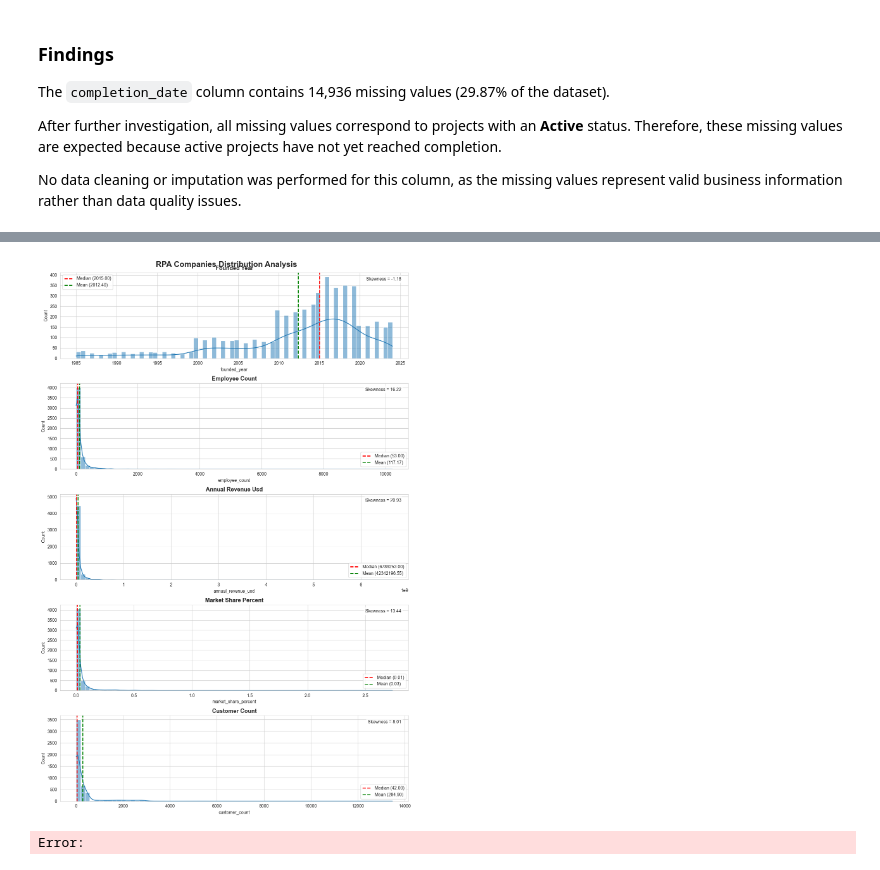
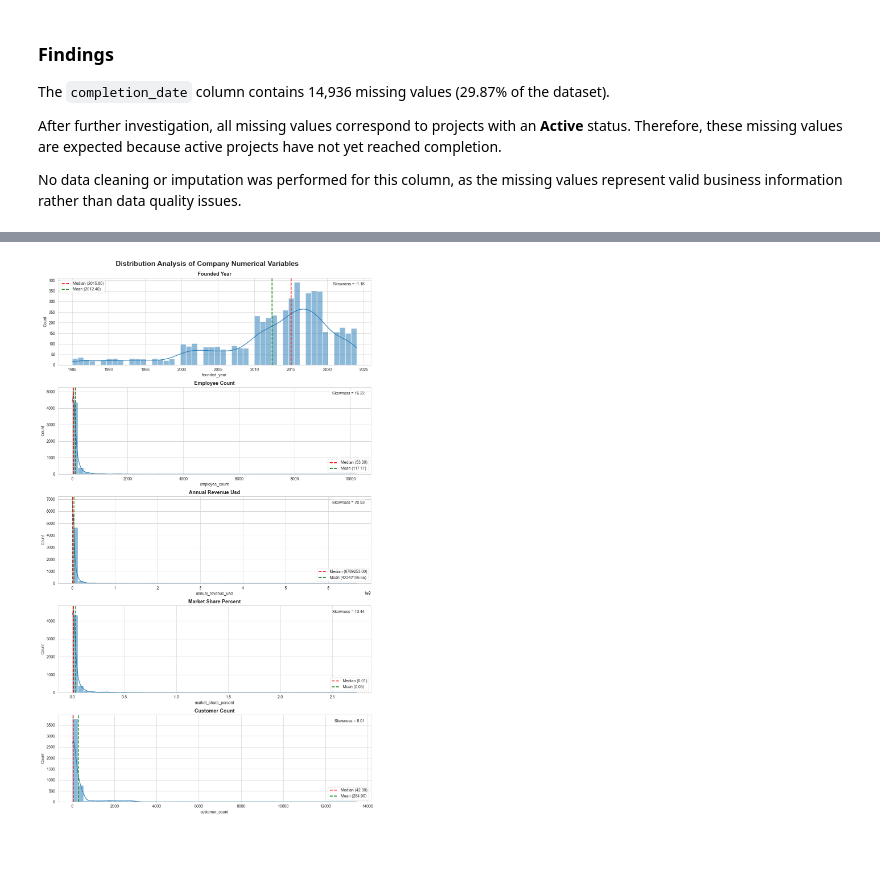
Before and after one commit to fathirrizkifadillah/Worldwide-Robotic-Process-Automation-Database-2026, a Jupyter notebook: main.ipynb, the cells around one changed output, grey strips where cells are left out. Saved outputs shown, nothing was run; the diff lists cells and outputs as text; code cells hidden in the pictures.

```diff
--- a/main.ipynb
+++ b/main.ipynb
@@ -682,16 +692,16 @@ plt.show()
 # %%
 target_columns = [
-    "founded_year",
-    "employee_count",
-    "annual_revenue_usd",
-    "market_share_percent",
-    "customer_count"
+    'founded_year',
+    'employee_count',
+    'annual_revenue_usd',
+    'market_share_percent',
+    'customer_count'
 ]
 
 fig, axes = plt.subplots(
-    nrows=len(target_columns),
+    nrows=5,
     ncols=1,
-    figsize=(12, 18)
+    figsize=(12, 20)
 )
 
 axes = axes.flatten()
@@ -705,47 +715,77 @@ for ax, col in zip(axes, target_columns):
     sns.histplot(
         data=rpa_companies,
         x=col,
-        bins=70,
+        bins=50,
         kde=True,
         ax=ax
     )
 
-    ax.axvline(median_val,color="red",linestyle="--",linewidth=2,label=f"Median ({median_val:.2f})")
-    ax.axvline(mean_val,color="green",linestyle="--",linewidth=2,label=f"Mean ({mean_val:.2f})")
+    ax.axvline(
+        median_val,
+        color='red',
+        linestyle='--',
+        linewidth=2,
+        label=f'Median ({median_val:.2f})'
+    )
 
-    ax.set_title(col.replace("_"," ").title(),fontsize=13,fontweight="bold")
+    ax.axvline(
+        mean_val,
+        color='green',
+        linestyle='--',
+        linewidth=2,
+        label=f'Mean ({mean_val:.2f})'
+    )
+
+    ax.set_title(
+        f'{col.replace("_", " ").title()}',
+        fontsize=13,
+        fontweight='bold'
+    )
+
+    ax.set_xlabel(col)
+    ax.set_ylabel('Count')
 
     ax.text(
         0.98,
         0.95,
-        f"Skewness = {skew_val:.2f}",
+        f'Skewness = {skew_val:.2f}',
         transform=ax.transAxes,
-        ha="right",
-        va="top",
-        bbox=dict(boxstyle="round",facecolor="white",alpha=.8)
+        ha='right',
+        va='top',
+        fontsize=10,
+        bbox=dict(
+            boxstyle='round',
+            facecolor='white',
+            alpha=0.8
+        )
     )
 
     ax.legend()
 
 plt.tight_layout()
 
 fig.suptitle(
-    "RPA Companies Distribution Analysis",
+    'Distribution Analysis of Company Numerical Variables',
     fontsize=18,
-    fontweight="bold"
+    fontweight='bold'
 )
 
-fig.subplots_adjust(top=.96)
+fig.subplots_adjust(top=0.95)
 
-os.makedirs("img",exist_ok=True)
+os.makedirs('img', exist_ok=True)
+
+filepath = os.path.join(
+    'img',
+    'Distribution Analysis of Company Numerical Variables.png'
+)
 
 plt.savefig(
-    "img/rpa_companies_distribution.png",
+    filepath,
     dpi=300,
-    bbox_inches="tight"
+    bbox_inches='tight',
+    facecolor='white'
 )
 
 plt.show()
 # %% [output]
-[figure, old version]
+[figure, new version]
-Error:
```
Also changed, not shown: parts of 2 cells of this notebook, 3 other files.
